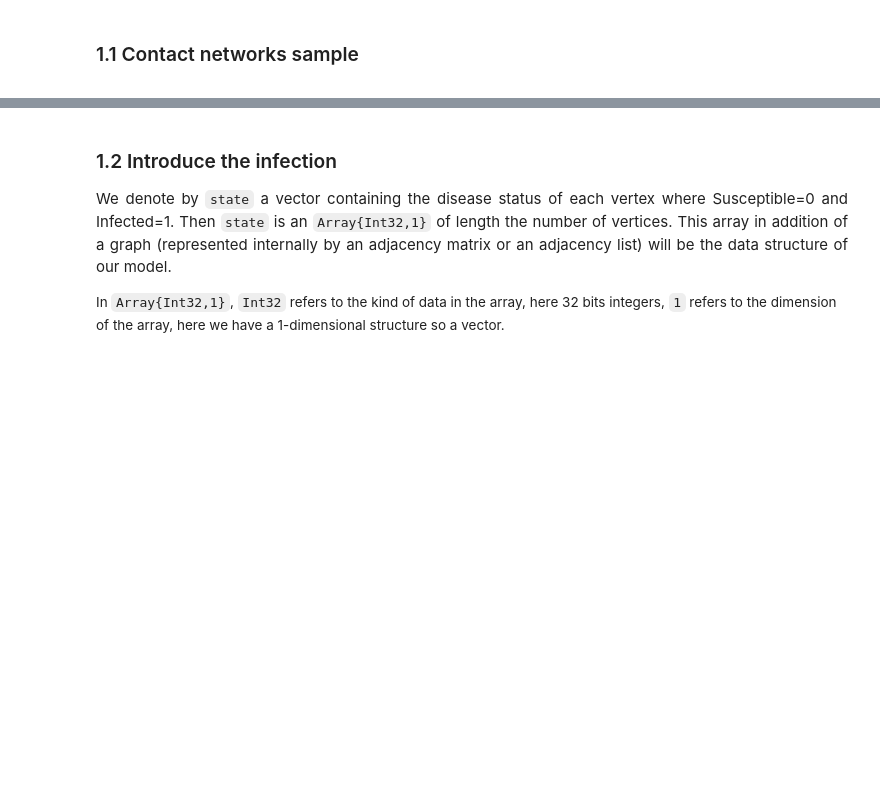
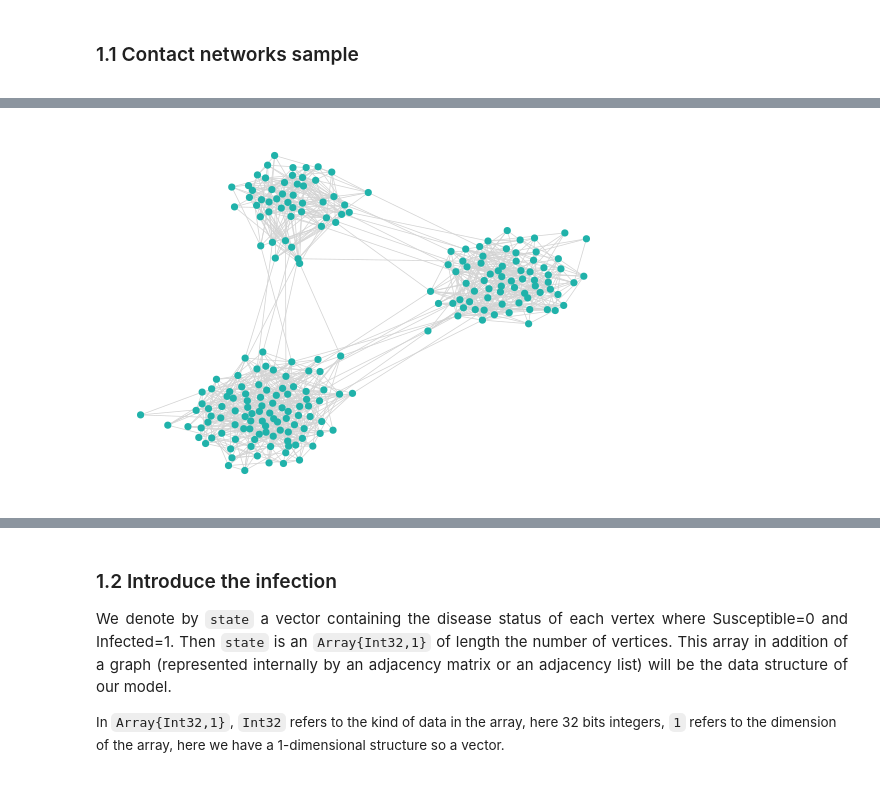
Before and after one commit to LorisGaven/Projet_Graphe, a Jupyter notebook: Projet Graphes 2022-2023.ipynb, the cells around one changed output, grey strips where cells are left out. Saved outputs shown, nothing was run; the diff lists cells and outputs as text; code cells hidden in the pictures; blank space fills up the shorter version.

```diff
--- a/Projet Graphes 2022-2023.ipynb
+++ b/Projet Graphes 2022-2023.ipynb
@@ -115,12 +141,15 @@ draw(PNG("karat7.png", 100cm, 100cm), gplot(karat7,nodefillc=nodecolor))
 # %%
 """n7_2A: A graph representing the second year students at N7. Each department (SN, MF2E, 3EA) form a
 community where connections are denser, connections between department are rarer.
 """
 c=[[10,0,0] [0.1,10,0] [0.1,0.1,10]]
 n=[100,70,50]
 n7_2A = stochastic_block_model(c,n)
 nodecolor = [colorant"lightseagreen"]
 draw(PNG("n7_2A.png", 100cm, 100cm), gplot(n7_2A,nodefillc=nodecolor))
+gplot(n7_2A,nodefillc=nodecolor)
+# %% [output]
+[figure, added]
 # %%
 """toulouse_neigh: A graph representing a neighborhood composed of 1000 people in Toulouse.
 """
```
Also changed, not shown: parts of 15 cells of this notebook, 8 other files.
